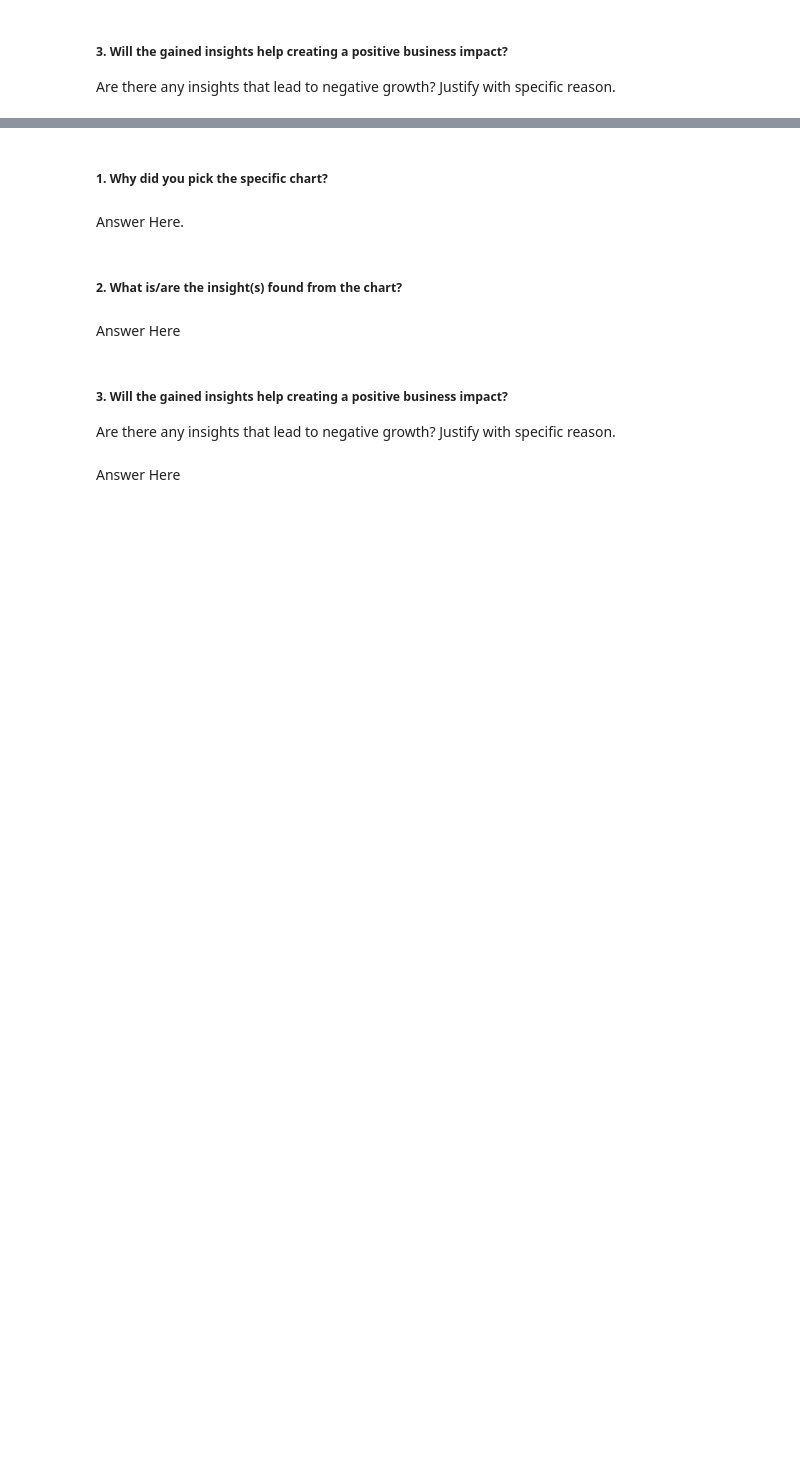
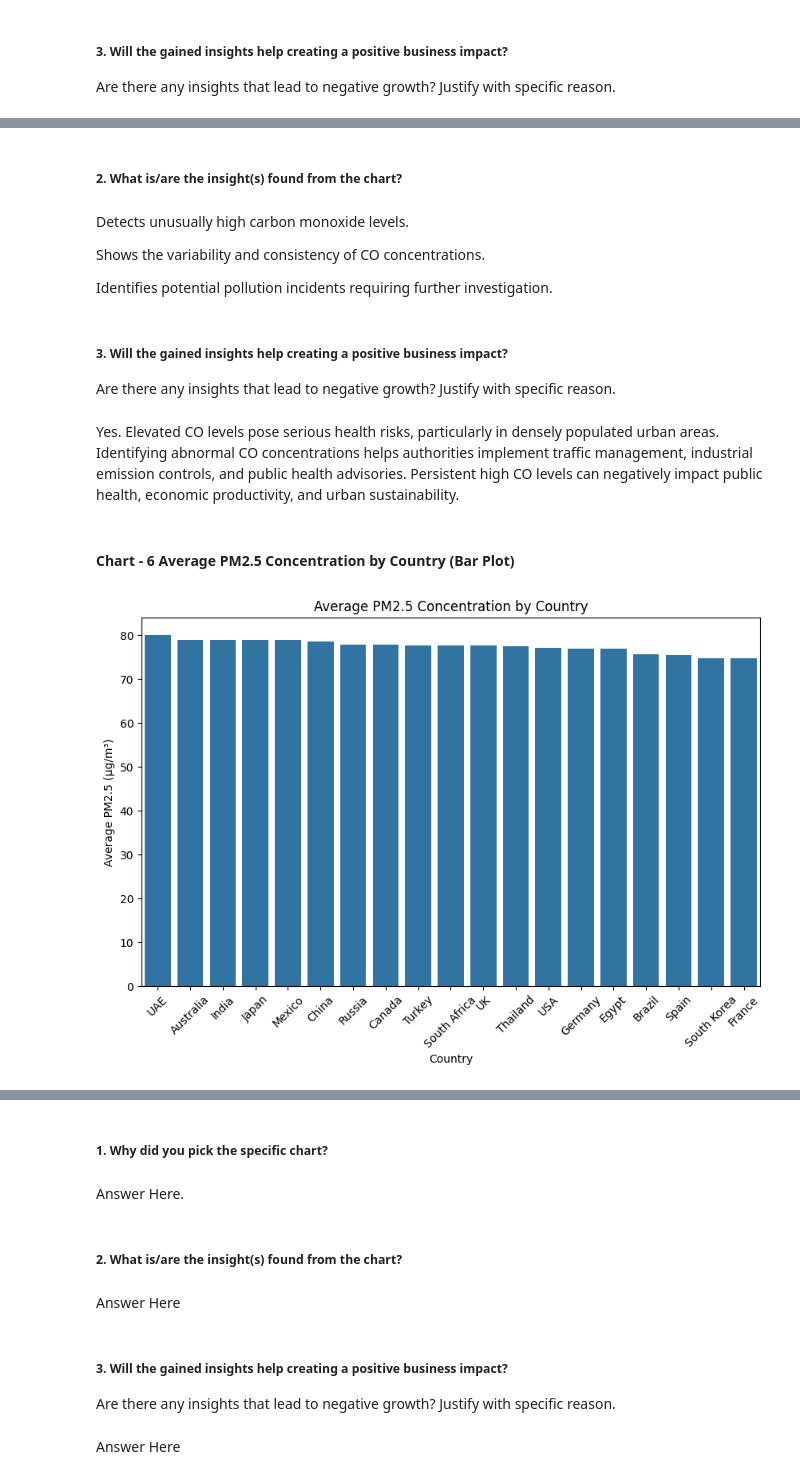
Before and after one commit to naunyalpragya/globalairquality, a Jupyter notebook: pragyanaunyal_Template.ipynb, the cells around one changed output, grey strips where cells are left out. Cells and saved outputs as stored; diff of their text form; code cells hidden in the pictures; blank space fills up the shorter version.

```diff
--- a/pragyanaunyal_Template.ipynb
+++ b/pragyanaunyal_Template.ipynb
@@ -435,0 +466,32 @@ Answer Here
+# %% [markdown]
+##### 2. What is/are the insight(s) found from the chart?
+# %% [markdown]
+Detects unusually high carbon monoxide levels.
+
+Shows the variability and consistency of CO concentrations.
+
+Identifies potential pollution incidents requiring further investigation.
+# %% [markdown]
+##### 3. Will the gained insights help creating a positive business impact?
+Are there any insights that lead to negative growth? Justify with specific reason.
+# %% [markdown]
+Yes. Elevated CO levels pose serious health risks, particularly in densely populated urban areas. Identifying abnormal CO concentrations helps authorities implement traffic management, industrial emission controls, and public health advisories. Persistent high CO levels can negatively impact public health, economic productivity, and urban sustainability.
+# %% [markdown]
+#### Chart - 6 Average PM2.5 Concentration by Country (Bar Plot)
+# %%
+# Chart - 6 visualization code
+plt.figure(figsize=(10,6))
+
+avg_pm25 = df.groupby("Country")["PM2.5"].mean().sort_values(ascending=False)
+
+sns.barplot(x=avg_pm25.index,
+            y=avg_pm25.values)
+
+plt.title("Average PM2.5 Concentration by Country")
+plt.xlabel("Country")
+plt.ylabel("Average PM2.5 (µg/m³)")
+plt.xticks(rotation=45)
+
+plt.show()
+# %% [output]
+[figure, added]
```
Also changed, not shown: parts of 101 cells of this notebook.
